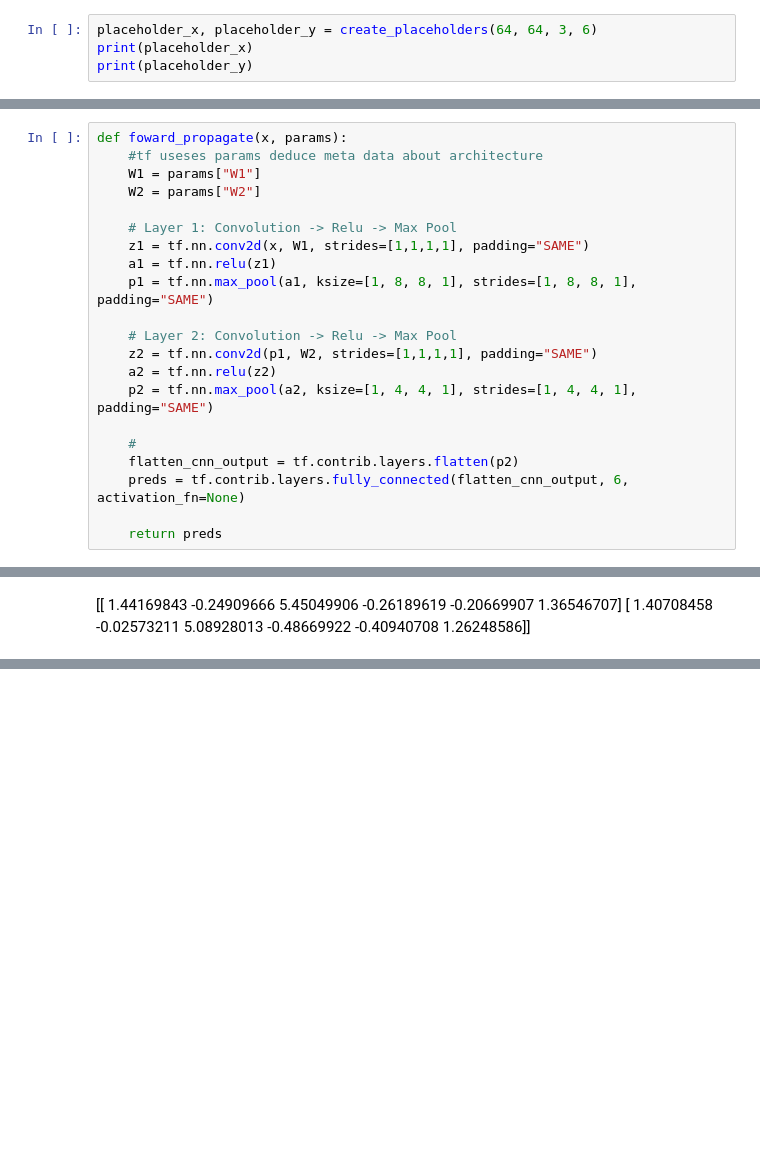
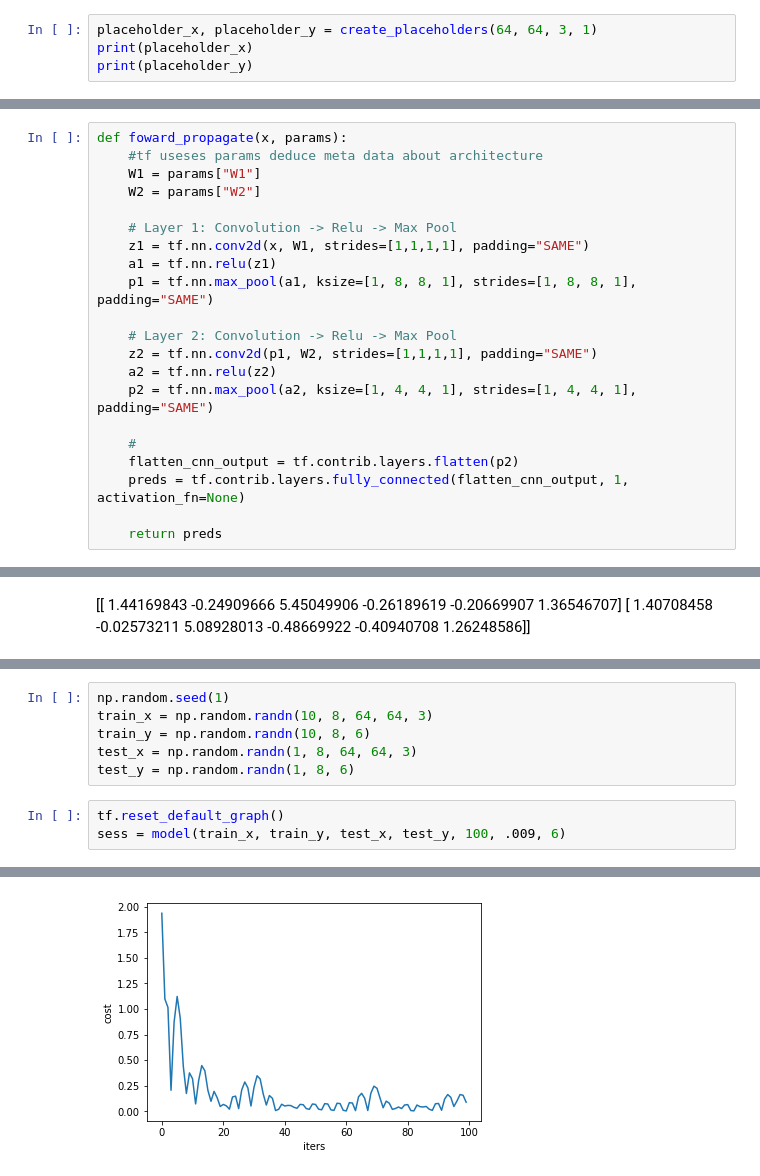
Before and after one commit to DanielLongo/SupervisedLearning, a Jupyter notebook: CNN/CNN-tf.ipynb, the cells around one changed output, grey strips where cells are left out. Drawn from its saved outputs; the diff is of its cells as text; blank space fills up the shorter version.

```diff
--- a/CNN/CNN-tf.ipynb
+++ b/CNN/CNN-tf.ipynb
@@ -56,7 +74,7 @@ def create_placeholders(width, height, channels, num_output_classes):
     placeholder_y = tf.placeholder(tf.float32, shape=(None, num_output_classes))
     return placeholder_x, placeholder_y
 # %%
-placeholder_x, placeholder_y = create_placeholders(64, 64, 3, 6)
+placeholder_x, placeholder_y = create_placeholders(64, 64, 3, 1)
 print(placeholder_x)
 print(placeholder_y)
 # %% [output]
@@ -108,7 +126,7 @@ def foward_propagate(x, params):
 
     #
     flatten_cnn_output = tf.contrib.layers.flatten(p2)
-    preds = tf.contrib.layers.fully_connected(flatten_cnn_output, 6, activation_fn=None)
+    preds = tf.contrib.layers.fully_connected(flatten_cnn_output, 1, activation_fn=None)
 
     return preds
 # %%
@@ -222,0 +298,10 @@ KeyboardInterrupt:
+# %%
+np.random.seed(1)
+train_x = np.random.randn(10, 8, 64, 64, 3)
+train_y = np.random.randn(10, 8, 6)
+test_x = np.random.randn(1, 8, 64, 64, 3)
+test_y = np.random.randn(1, 8, 6)
+# %%
+tf.reset_default_graph()
+sess = model(train_x, train_y, test_x, test_y, 100, .009, 6)
+# %% [output]
@@ -222,0 +325 @@ KeyboardInterrupt:
+[figure, added]
```
Also changed, not shown: parts of 13 cells of this notebook, 1 other file.
